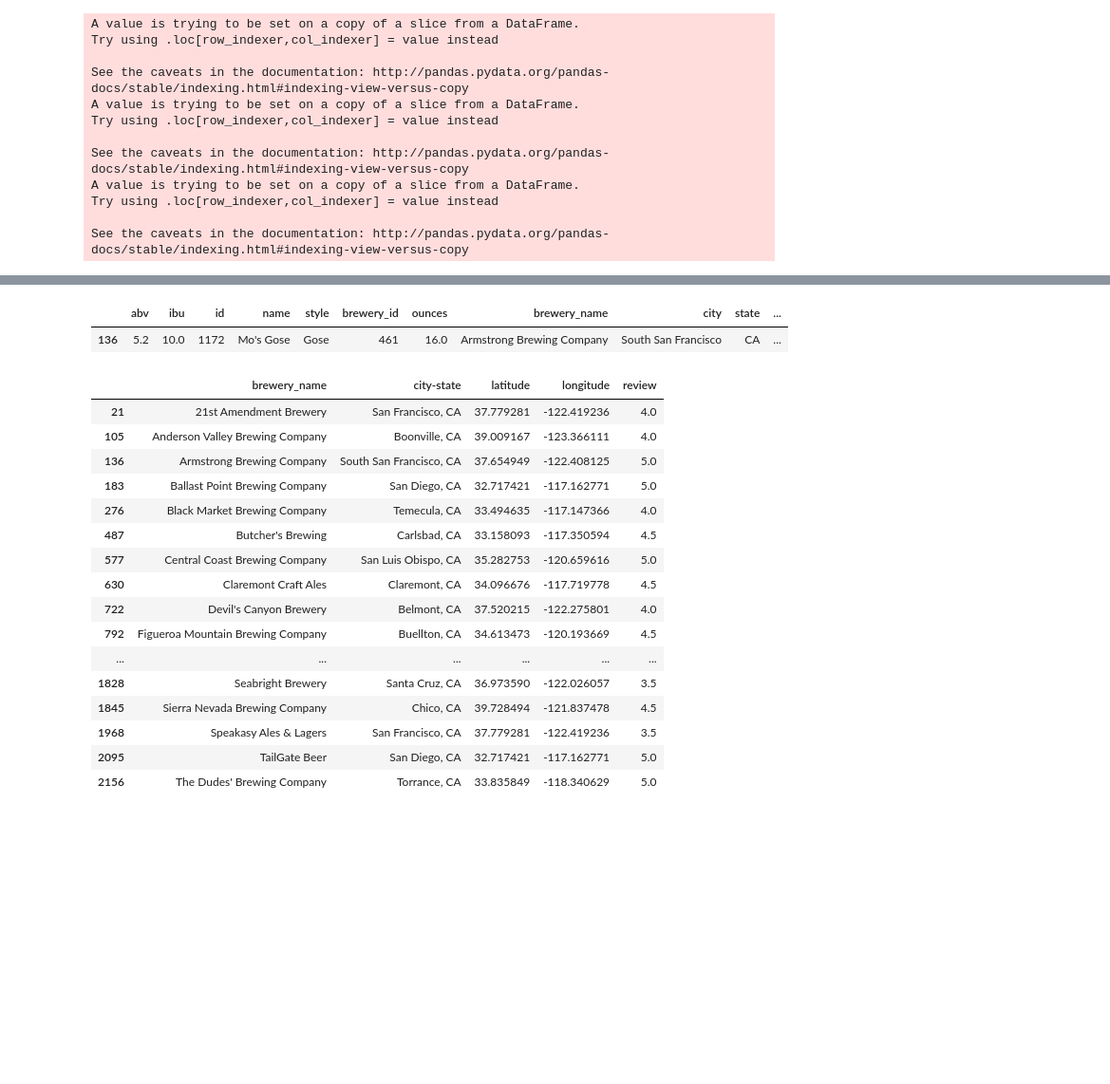
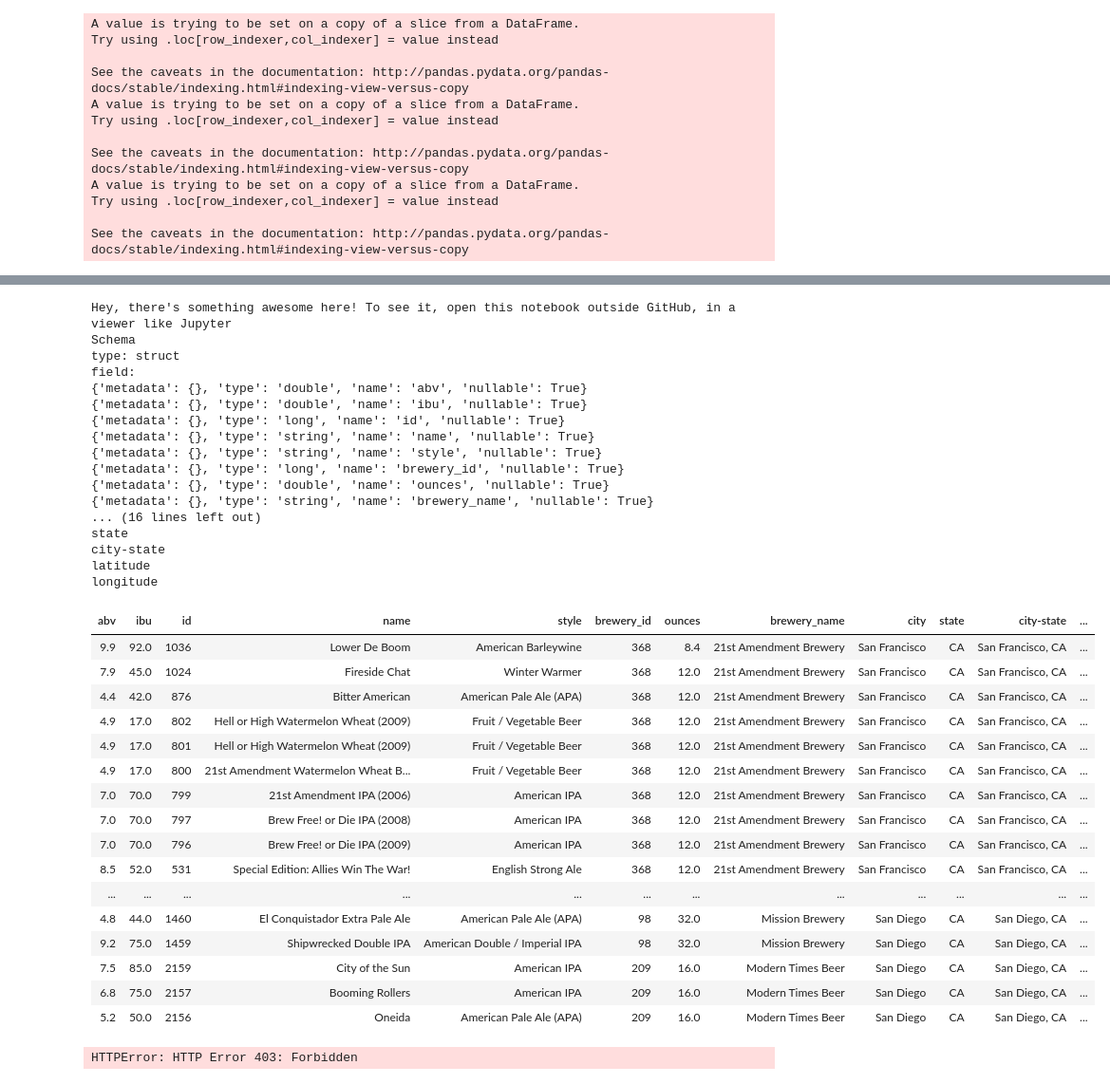
Before and after one commit to benhuds/craftbeer, a Jupyter notebook: Craft Beer in California.ipynb, the cells around one changed output, grey strips where cells are left out. Shown at 95% size. Saved outputs shown, nothing was run; the diff lists cells and outputs as text; code cells hidden in the pictures; blank space fills up the shorter version.

```diff
--- a/Craft Beer in California.ipynb
+++ b/Craft Beer in California.ipynb
@@ -165,34 +135,60 @@ display(sparkA)
-# %%
-pd.set_option('display.max_rows', 500)
-ca[ca['city'] == "South San Francisco"]
-# %% [output]
-|  | abv | ibu | id | name | style | brewery_id | ounces | brewery_name | city | state | ... |
-| 136 | 5.2 | 10.0 | 1172 | Mo's Gose | Gose | 461 | 16.0 | Armstrong Brewing Company | South San Francisco | CA | ... |
+# %%
+import pixiedust
+
+# convert Pandas dataframe to Spark dataframe for use with PixieDust
+sqlContext = SQLContext(sc)
+ca2 = sqlContext.createDataFrame(ca)
+
+display(ca2)
+# %% [output]
+Hey, there's something awesome here! To see it, open this notebook outside GitHub, in a viewer like Jupyter
+Schema
+type: struct
+field:
+{'metadata': {}, 'type': 'double', 'name': 'abv', 'nullable': True}
+{'metadata': {}, 'type': 'double', 'name': 'ibu', 'nullable': True}
+{'metadata': {}, 'type': 'long', 'name': 'id', 'nullable': True}
+{'metadata': {}, 'type': 'string', 'name': 'name', 'nullable': True}
+{'metadata': {}, 'type': 'string', 'name': 'style', 'nullable': True}
+{'metadata': {}, 'type': 'long', 'name': 'brewery_id', 'nullable': True}
+{'metadata': {}, 'type': 'double', 'name': 'ounces', 'nullable': True}
+{'metadata': {}, 'type': 'string', 'name': 'brewery_name', 'nullable': True}
+... (16 lines left out)
+state
+city-state
+latitude
+longitude
+| abv | ibu | id | name | style | brewery_id | ounces | brewery_name | city | state | city-state | ... |
+| 9.9 | 92.0 | 1036 | Lower De Boom | American Barleywine | 368 | 8.4 | 21st Amendment Brewery | San Francisco | CA | San Francisco, CA | ... |
+| 7.9 | 45.0 | 1024 | Fireside Chat | Winter Warmer | 368 | 12.0 | 21st Amendment Brewery | San Francisco | CA | San Francisco, CA | ... |
+| 4.4 | 42.0 | 876 | Bitter American | American Pale Ale (APA) | 368 | 12.0 | 21st Amendment Brewery | San Francisco | CA | San Francisco, CA | ... |
+| 4.9 | 17.0 | 802 | Hell or High Watermelon Wheat (2009) | Fruit / Vegetable Beer | 368 | 12.0 | 21st Amendment Brewery | San Francisco | CA | San Francisco, CA | ... |
+| 4.9 | 17.0 | 801 | Hell or High Watermelon Wheat (2009) | Fruit / Vegetable Beer | 368 | 12.0 | 21st Amendment Brewery | San Francisco | CA | San Francisco, CA | ... |
+| 4.9 | 17.0 | 800 | 21st Amendment Watermelon Wheat B... | Fruit / Vegetable Beer | 368 | 12.0 | 21st Amendment Brewery | San Francisco | CA | San Francisco, CA | ... |
+| 7.0 | 70.0 | 799 | 21st Amendment IPA (2006) | American IPA | 368 | 12.0 | 21st Amendment Brewery | San Francisco | CA | San Francisco, CA | ... |
+| 7.0 | 70.0 | 797 | Brew Free! or Die IPA (2008) | American IPA | 368 | 12.0 | 21st Amendment Brewery | San Francisco | CA | San Francisco, CA | ... |
+| 7.0 | 70.0 | 796 | Brew Free! or Die IPA (2009) | American IPA | 368 | 12.0 | 21st Amendment Brewery | San Francisco | CA | San Francisco, CA | ... |
+| 8.5 | 52.0 | 531 | Special Edition: Allies Win The War! | English Strong Ale | 368 | 12.0 | 21st Amendment Brewery | San Francisco | CA | San Francisco, CA | ... |
+| ... | ... | ... | ... | ... | ... | ... | ... | ... | ... | ... | ... |
+| 4.8 | 44.0 | 1460 | El Conquistador Extra Pale Ale | American Pale Ale (APA) | 98 | 32.0 | Mission Brewery | San Diego | CA | San Diego, CA | ... |
+| 9.2 | 75.0 | 1459 | Shipwrecked Double IPA | American Double / Imperial IPA | 98 | 32.0 | Mission Brewery | San Diego | CA | San Diego, CA | ... |
+| 7.5 | 85.0 | 2159 | City of the Sun | American IPA | 209 | 16.0 | Modern Times Beer | San Diego | CA | San Diego, CA | ... |
+| 6.8 | 75.0 | 2157 | Booming Rollers | American IPA | 209 | 16.0 | Modern Times Beer | San Diego | CA | San Diego, CA | ... |
+| 5.2 | 50.0 | 2156 | Oneida | American Pale Ale (APA) | 209 | 16.0 | Modern Times Beer | San Diego | CA | San Diego, CA | ... |
 # %%
+# use the Yelp API to get reviews for each brewery in the list
+# API tokens have been redacted so this step won't work unless you put your own in
+
 import reviews
 
-def test(r):
+def rev(r):
     return reviews.query_api(r['brewery_name'],r['city-state'])
 
 bs = ca[['brewery_name','city-state','latitude','longitude']]
 bs = bs.drop_duplicates()
-bs['review'] = bs.apply(test,axis=1)
-bs
+bs['review'] = bs.apply(rev,axis=1)
+
+bs2 = sqlContext.createDataFrame(bs)
+display(bs2)
 # %% [output]
-|  | brewery_name | city-state | latitude | longitude | review |
-| 21 | 21st Amendment Brewery | San Francisco, CA | 37.779281 | -122.419236 | 4.0 |
-| 105 | Anderson Valley Brewing Company | Boonville, CA | 39.009167 | -123.366111 | 4.0 |
-| 136 | Armstrong Brewing Company | South San Francisco, CA | 37.654949 | -122.408125 | 5.0 |
-| 183 | Ballast Point Brewing Company | San Diego, CA | 32.717421 | -117.162771 | 5.0 |
-| 276 | Black Market Brewing Company | Temecula, CA | 33.494635 | -117.147366 | 4.0 |
-| 487 | Butcher's Brewing | Carlsbad, CA | 33.158093 | -117.350594 | 4.5 |
-| 577 | Central Coast Brewing Company | San Luis Obispo, CA | 35.282753 | -120.659616 | 5.0 |
-| 630 | Claremont Craft Ales | Claremont, CA | 34.096676 | -117.719778 | 4.5 |
-| 722 | Devil's Canyon Brewery | Belmont, CA | 37.520215 | -122.275801 | 4.0 |
-| 792 | Figueroa Mountain Brewing Company | Buellton, CA | 34.613473 | -120.193669 | 4.5 |
-| ... | ... | ... | ... | ... | ... |
-| 1828 | Seabright Brewery | Santa Cruz, CA | 36.973590 | -122.026057 | 3.5 |
-| 1845 | Sierra Nevada Brewing Company | Chico, CA | 39.728494 | -121.837478 | 4.5 |
-| 1968 | Speakasy Ales & Lagers | San Francisco, CA | 37.779281 | -122.419236 | 3.5 |
-| 2095 | TailGate Beer | San Diego, CA | 32.717421 | -117.162771 | 5.0 |
-| 2156 | The Dudes' Brewing Company | Torrance, CA | 33.835849 | -118.340629 | 5.0 |
+HTTPError: HTTP Error 403: Forbidden
```
Also changed, not shown: parts of 9 cells of this notebook.
